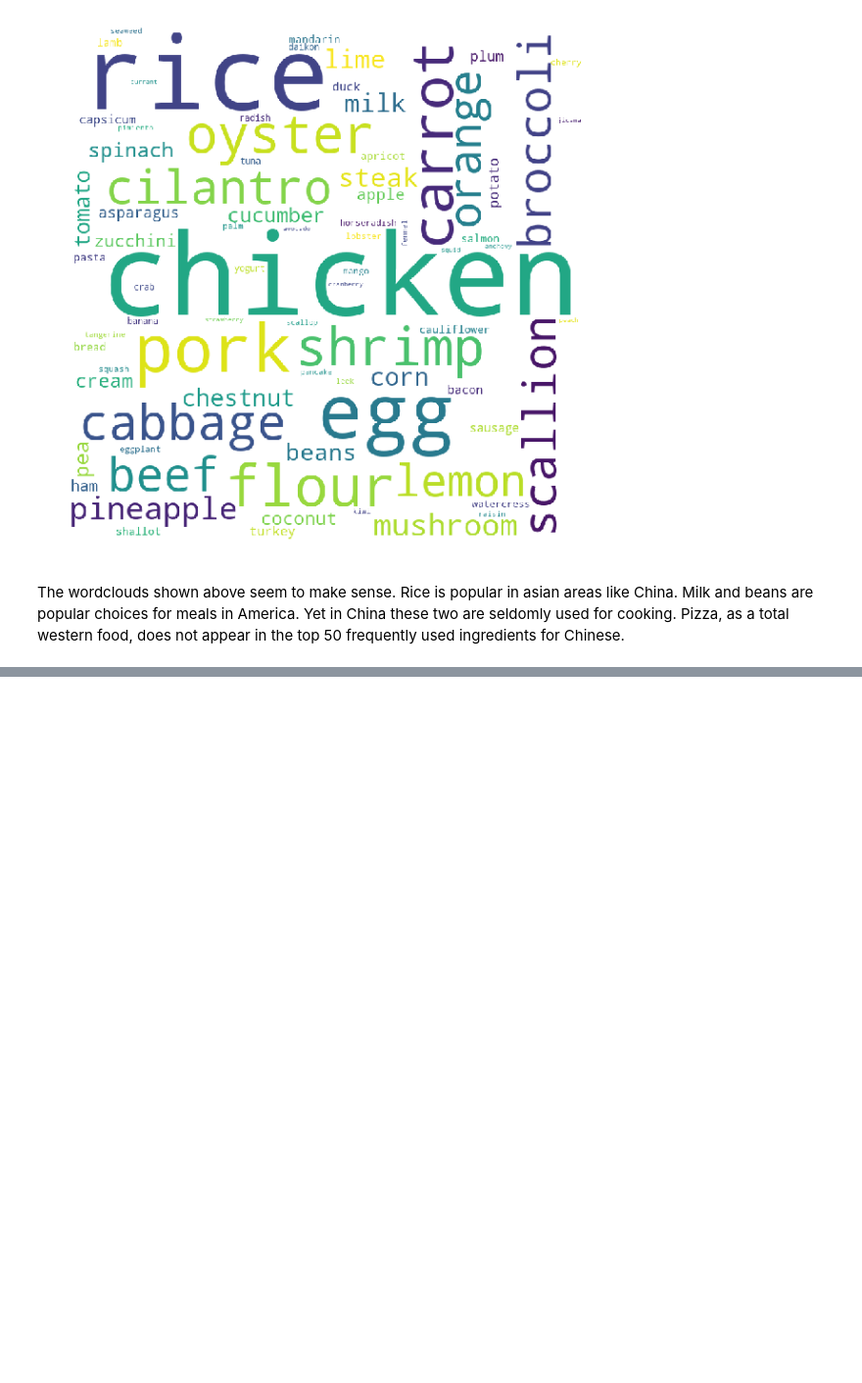
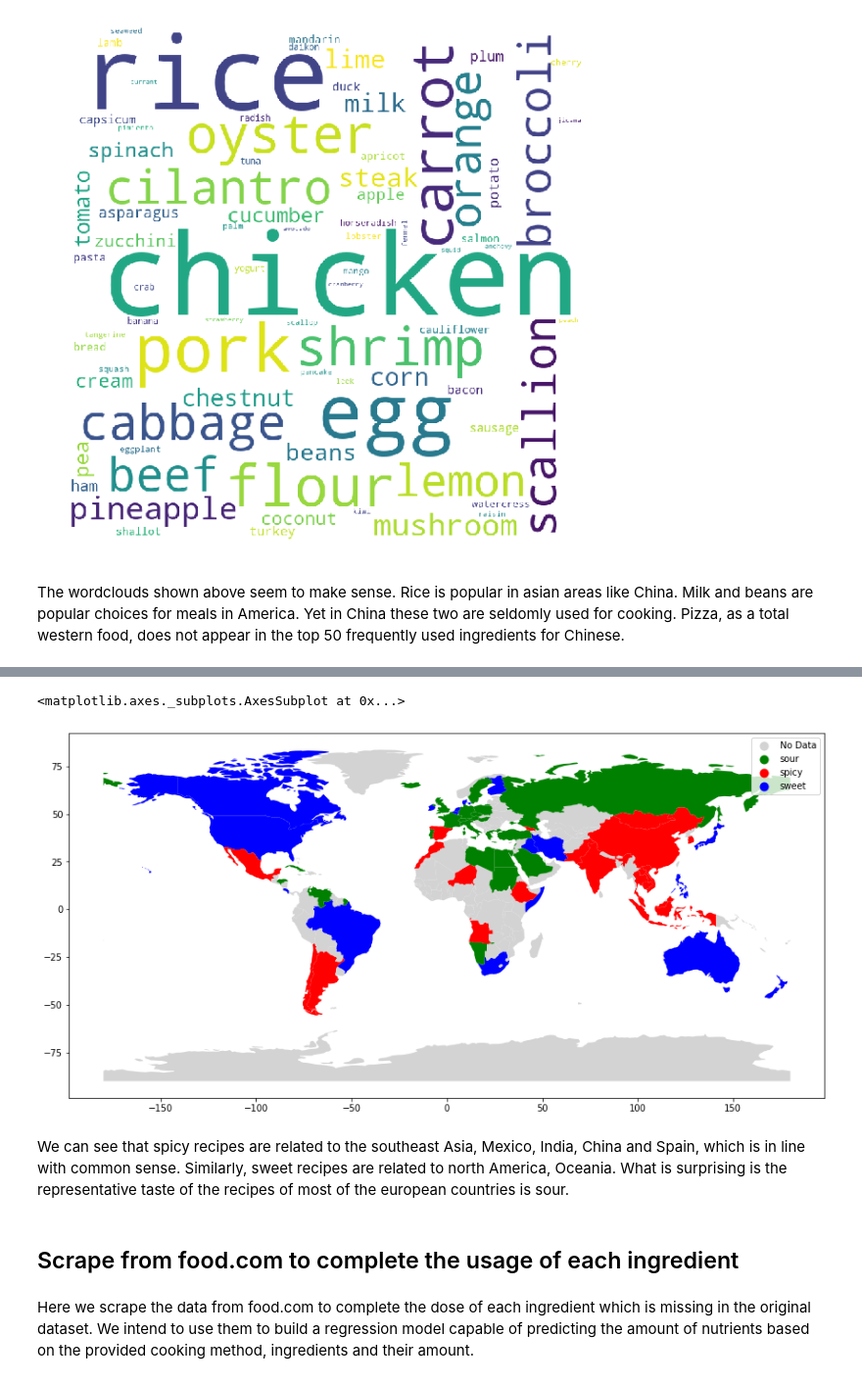
Before and after one commit to JiahuaWU/ada2019, a Jupyter notebook: Milestone2.ipynb, the cells around one changed output, grey strips where cells are left out. Shown: that part at 98% size. Saved outputs shown, nothing was run; the diff lists cells and outputs as text; code cells hidden in the pictures; blank space fills up the shorter version.

```diff
--- a/Milestone2.ipynb
+++ b/Milestone2.ipynb
@@ -784,0 +1073,8 @@ The wordclouds shown above seem to make sense. Rice is popular in asian areas li
+# %%
+best_taste_country_df.country = best_taste_country_df.country.apply(helper)
+# %%
+merged = world.set_index('name').join(best_taste_country_df.set_index('country'))
+# %%
+merged.drop('count', axis=1, inplace=True)
+# %%
+merged.taste = merged.taste.fillna('No Data')
@@ -784,0 +1087,13 @@ The wordclouds shown above seem to make sense. Rice is popular in asian areas li
+# %%
+from matplotlib import colors
+cmap = colors.ListedColormap(['lightgray', 'green', 'red', 'blue'])
+merged.plot(column='taste', categorical=True, legend=True, figsize=(15,15), cmap=cmap)
+# %% [output]
+<matplotlib.axes._subplots.AxesSubplot at 0x...>
+[figure, added]
+# %% [markdown]
+We can see that spicy recipes are related to the southeast Asia, Mexico, India, China and Spain, which is in line with  common sense. Similarly, sweet recipes are related to north America, Oceania. What is surprising is the representative taste of the recipes of most of the european countries is sour.
+# %% [markdown]
+## Scrape from food.com to complete the usage of each ingredient
+# %% [markdown]
+Here we scrape the data from food.com to complete the dose of each ingredient which is missing in the original dataset. We intend to use them to build a regression model capable of predicting the amount of nutrients based on the provided cooking method, ingredients and their amount.
```
Also changed, not shown: parts of 49 cells of this notebook.
